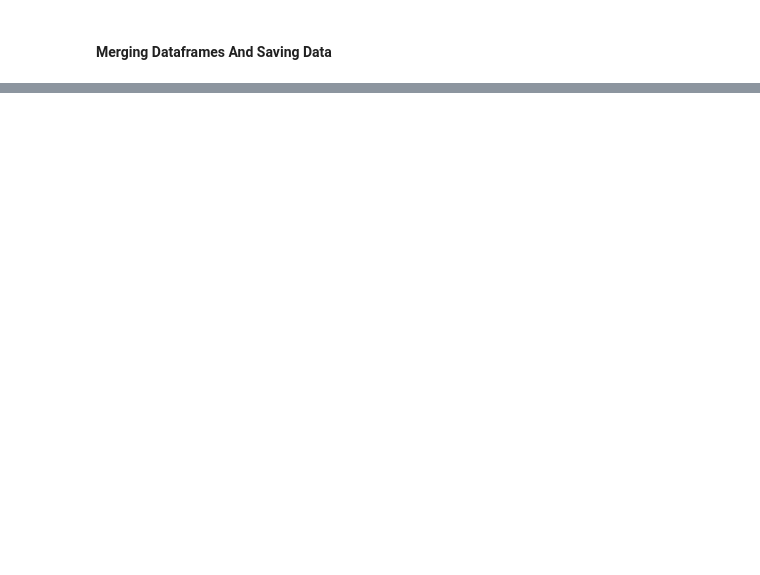
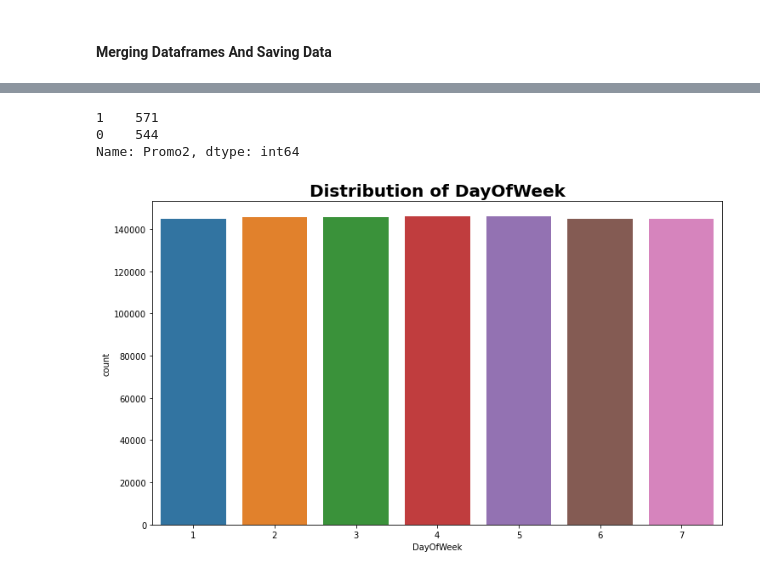
Before and after one commit to celine-kanagwa/Forecasting_Sales, a Jupyter notebook: Notebooks/ExplotaryDataAnalysis.ipynb, the cells around one changed output, grey strips where cells are left out. Cells and saved outputs as stored; diff of their text form; code cells hidden in the pictures; blank space fills up the shorter version.

Commit message:
Visualization

```diff
--- a/Notebooks/ExplotaryDataAnalysis.ipynb
+++ b/Notebooks/ExplotaryDataAnalysis.ipynb
@@ -681,0 +768,9 @@ file_handler.to_csv(df, '../Data/train.csv')
+# %%
+#Promo2
+# unique value counts
+counts_df = store_df['Promo2'].value_counts()
+counts_df
+# %% [output]
+1    571
+0    544
+Name: Promo2, dtype: int64
@@ -681,0 +782,5 @@ file_handler.to_csv(df, '../Data/train.csv')
+# %%
+#DAY of week
+plot_count(train_df, 'DayOfWeek')
+# %% [output]
+[figure, added]
```
Also changed, not shown: parts of 78 cells of this notebook, 1 other file.
